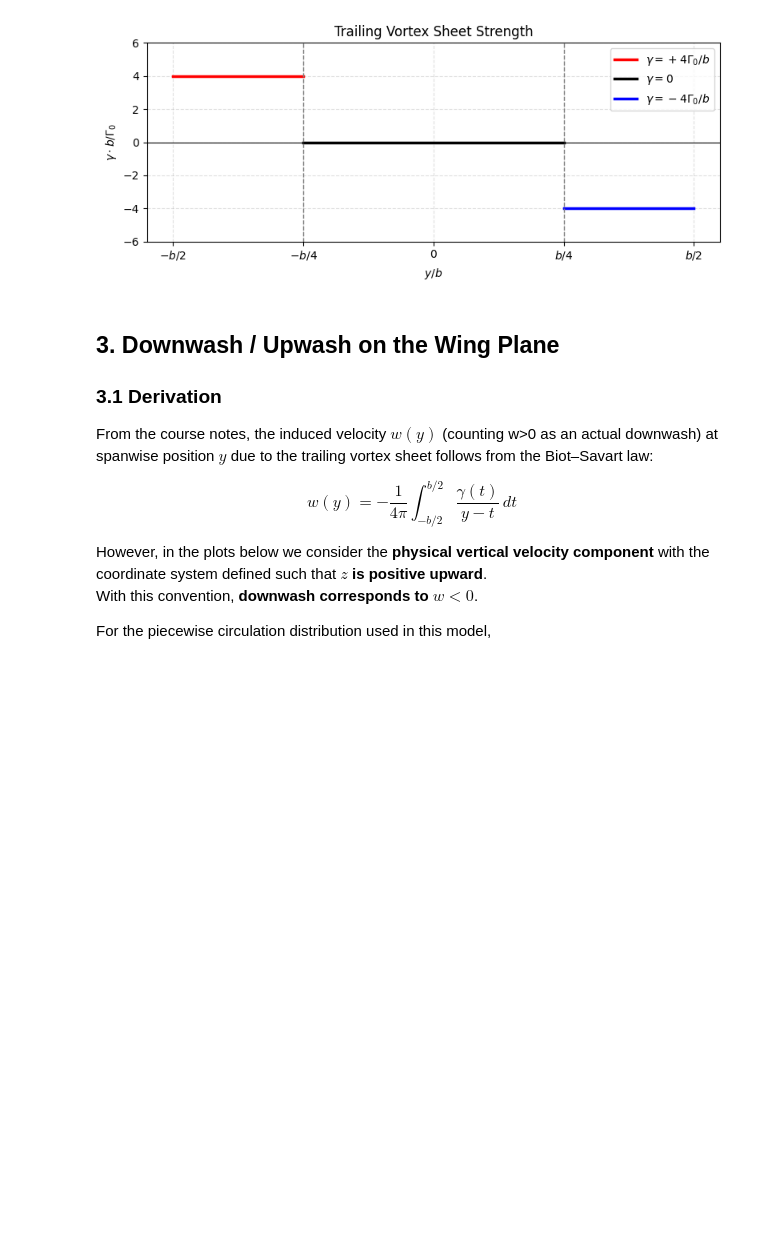
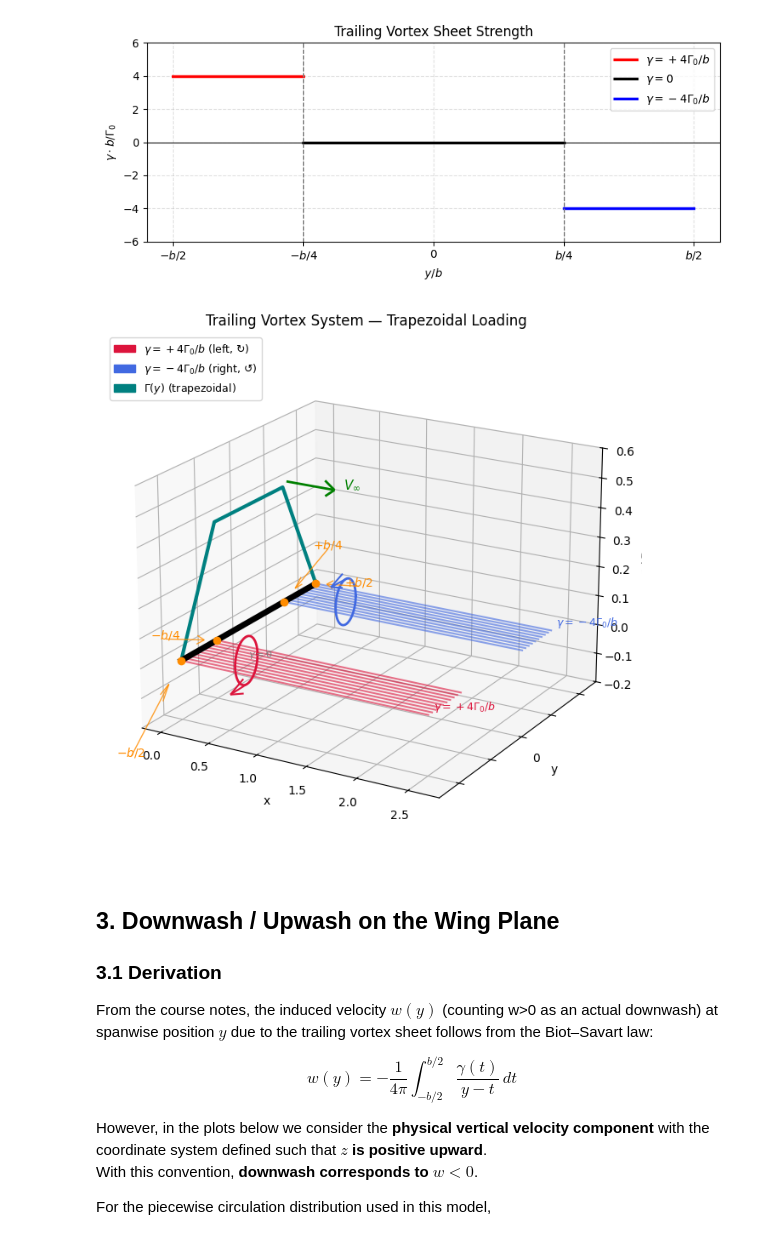
Before and after one commit to Rwin2/Lifting-airfoil-, a Jupyter notebook: notebooks/PS5_Problem1.ipynb, the cells around one changed output. Cells and saved outputs as stored; diff of their text form; code cells hidden in the pictures; blank space fills up the shorter version.

```diff
--- a/notebooks/PS5_Problem1.ipynb
+++ b/notebooks/PS5_Problem1.ipynb
@@ -76,6 +76,87 @@ ax.legend(); ax.grid(True, ls='--', alpha=0.4)
 plt.tight_layout(); plt.show()
 # %% [output]
 [figure]
+# %%
+from mpl_toolkits.mplot3d import Axes3D
+import numpy as np
+import matplotlib.pyplot as plt
+import matplotlib.patches as mpatches
+
+b = 1.0
+x_end = 2.5
+N_filaments = 10
+
+fig = plt.figure(figsize=(12, 8))
+ax = fig.add_subplot(111, projection='3d')
+
+# Wing and Gamma
+ax.plot([0, 0], [-b/2, b/2], [0, 0], 'k-', lw=5, zorder=10)
+y_gamma = np.array([-b/2, -b/4, b/4, b/2])
+Gamma_val = np.array([0, 1, 1, 0]) * 0.4
+ax.plot([0]*4, y_gamma, Gamma_val, color='teal', lw=3, label=r'$\Gamma(y)$')
+
+# Trailing filaments
+for y0 in np.linspace(-b/2, -b/4, N_filaments):
+    ax.plot([0, x_end], [y0, y0], [0, 0], color='crimson', lw=1.5, alpha=0.6)
+for y0 in np.linspace(b/4, b/2, N_filaments):
+    ax.plot([0, x_end], [y0, y0], [0, 0], color='royalblue', lw=1.5, alpha=0.6)
+
+# Rotation circles with arrow
+def draw_vortex_sense(ax, x0, y0, r, clockwise, color):
+    t = np.linspace(0, 2*np.pi, 100)
+    yc = y0 + r * np.cos(t)
+    zc = r * np.sin(t) * ((-1) if clockwise else 1)
+    ax.plot([x0]*len(t), yc, zc, color=color, lw=2)
+    idx = 24
+    dy = yc[idx+1] - yc[idx]; dz = zc[idx+1] - zc[idx]
+    ax.quiver(x0, yc[idx], zc[idx], 0, dy, dz,
+              color=color, length=0.12, normalize=True, arrow_length_ratio=0.8)
+
+draw_vortex_sense(ax, 0.5, -3*b/8, 0.08, clockwise=True,  color='crimson')
+draw_vortex_sense(ax, 0.5,  3*b/8, 0.08, clockwise=False, color='royalblue')
+
+# Span markers with arrows from label to actual wing point
+label_data = [
+    (-b/2, r'$-b/2$', -0.35, -0.22),
+    (-b/4, r'$-b/4$', -0.35,  0.10),
+    ( b/4, r'$+b/4$',  0.35,  0.10),
+    ( b/2, r'$+b/2$',  0.35, -0.10),
+]
+for yv, lbl, y_off, z_txt in label_data:
+    ax.plot([0], [yv], [0], 'o', ms=6, color='darkorange', zorder=11)
+    y_txt = yv + y_off
+    ax.text(0, y_txt, z_txt, lbl, fontsize=10, ha='center',
+            color='darkorange', fontweight='bold')
+    ax.quiver(0, y_txt, z_txt,
+              0, -y_off*0.75, -z_txt*0.75,
+              color='darkorange', lw=1, arrow_length_ratio=0.2, alpha=0.8)
+
+ax.text(x_end+0.05, -b/2,  0.02, r'$\gamma=+4\Gamma_0/b$', color='crimson',   fontsize=9)
+ax.text(x_end+0.05,  b/2,  0.02, r'$\gamma=-4\Gamma_0/b$', color='royalblue', fontsize=9)
+ax.text(0.1, 0, -0.12, r'$\gamma=0$', fontsize=8, color='gray', ha='center')
+
+ax.quiver(0.4, 0, 0.5, 0.5, 0, 0, color='green', arrow_length_ratio=0.2, lw=2)
+ax.text(0.95, 0.03, 0.5, r'$V_\infty$', color='green', fontsize=11)
+
+red_p  = mpatches.Patch(color='crimson',   label=r'$\gamma=+4\Gamma_0/b$ (left, ↻)')
+blue_p = mpatches.Patch(color='royalblue', label=r'$\gamma=-4\Gamma_0/b$ (right, ↺)')
+teal_p = mpatches.Patch(color='teal',      label=r'$\Gamma(y)$ (trapezoidal)')
+ax.legend(handles=[red_p, blue_p, teal_p], loc='upper left', fontsize=9)
+
+ax.set_xlabel('x', fontsize=10, labelpad=4)
+ax.set_ylabel('y', fontsize=10, labelpad=4)
+ax.set_zlabel(r'z / $\Gamma$', fontsize=9, labelpad=4)
+ax.set_title('Trailing Vortex System — Trapezoidal Loading', fontsize=12)
+ax.set_yticks([-b/2, -b/4, 0, b/4, b/2])
+ax.set_yticklabels(['', '', '0', '', ''])
+ax.view_init(elev=20, azim=-60)
+ax.set_xlim(-0.2, x_end+0.3)
+ax.set_ylim(-b/2-0.15, b/2+0.15)
+ax.set_zlim(-0.2, 0.6)
+plt.tight_layout()
+plt.show()
+# %% [output]
+[figure, added]
 # %% [markdown]
 ## 3. Downwash / Upwash on the Wing Plane
 
```
Also changed, not shown: 1 other file.
